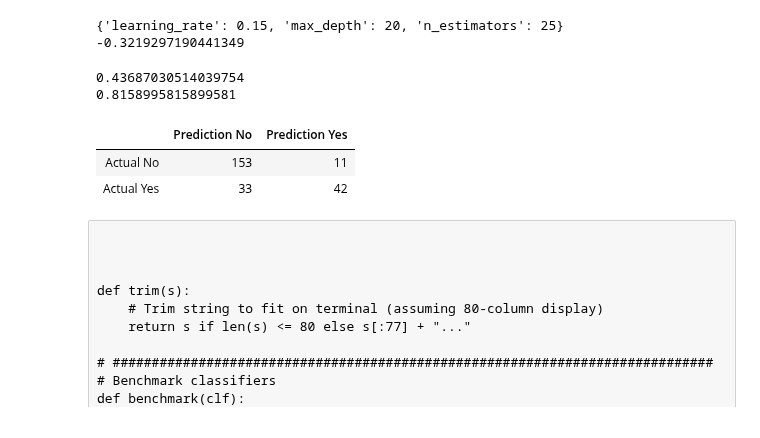
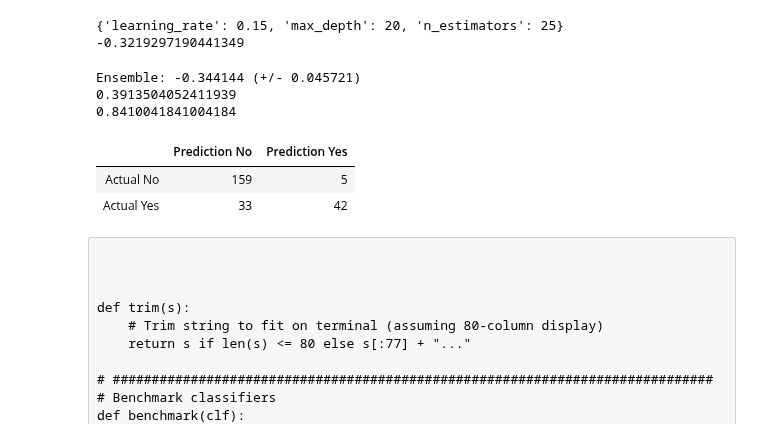
Before and after one commit to Shashi-Bhushan/python-code, a Jupyter notebook: kaggle/fitara.ipynb, the cells around one changed output. Cells and saved outputs as stored; diff of their text form; code cells hidden in the pictures.

```diff
--- a/kaggle/fitara.ipynb
+++ b/kaggle/fitara.ipynb
@@ -545,14 +556,15 @@ from sklearn.model_selection import cross_val_predict
 estimators = []
 
 estimators.append(('LR', LogisticRegression()))
-estimators.append(('NB', BernoulliNB(alpha=.01)))
-estimators.append(('LDA', LinearDiscriminantAnalysis()))
-estimators.append(('KNN', KNeighborsClassifier()))
-estimators.append(('TREE', DecisionTreeClassifier()))
+#estimators.append(('NB', BernoulliNB(alpha=.01)))
+#estimators.append(('LDA', LinearDiscriminantAnalysis()))
+#estimators.append(('KNN', KNeighborsClassifier()))
+#estimators.append(('TREE', DecisionTreeClassifier()))
 estimators.append(('CART', RandomForestClassifier(n_estimators=100)))
-estimators.append(('NB', GaussianNB()))
-estimators.append(('SVM', SVC(probability=True)))
+#estimators.append(('NB', GaussianNB()))
+#estimators.append(('SVM', SVC(probability=True)))
 estimators.append(('XGB', XGBClassifier()))
+estimators.append(('GBC', GradientBoostingClassifier(n_estimators=100)))
 
 # evaluate each model in turn
 results = []
@@ -693,20 +703,27 @@ print (grid_search.best_score_)
 {'learning_rate': 0.15, 'max_depth': 20, 'n_estimators': 25}
 -0.3219297190441349
 # %%
-xgb_model2 = XGBClassifier(seed = 0, learning_rate= 0.25, max_depth= 20, n_estimators= 25)
+# create the ensemble model
+ensemble = VotingClassifier(estimators, voting='soft')
 
-xgb_model2.fit(X_train, y_train)
+kfold = model_selection.KFold(n_splits=10, random_state=7, shuffle=True)
+cv_results = cross_val_score(ensemble, X_train.values, y_train, cv=kfold, scoring='neg_log_loss', n_jobs=-1)
 
-print(metrics.log_loss(y_test, xgb_model2.predict_proba(X_test)))
-print(metrics.accuracy_score(y_test, xgb_model2.predict(X_test)))
+print("%s: %f (+/- %f)" % ("Ensemble", cv_results.mean(), cv_results.std()))
 
-pd.DataFrame(metrics.confusion_matrix(y_test.values, xgb_model2.predict(X_test)),
+ensemble.fit(X_train, y_train)
+
+print(metrics.log_loss(y_test, ensemble.predict_proba(X_test)))
+print(metrics.accuracy_score(y_test, ensemble.predict(X_test)))
+
+pd.DataFrame(metrics.confusion_matrix(y_test.values, ensemble.predict(X_test)),
              columns = ["Prediction No","Prediction Yes"], index=["Actual No", "Actual Yes"])
 # %% [output]
-0.43687030514039754
-0.8158995815899581
+Ensemble: -0.344144 (+/- 0.045721)
+0.3913504052411939
+0.8410041841004184
 |  | Prediction No | Prediction Yes |
-| Actual No | 153 | 11 |
+| Actual No | 159 | 5 |
 | Actual Yes | 33 | 42 |
 # %% [raw]
 
```
Also changed, not shown: parts of 4 cells of this notebook.
